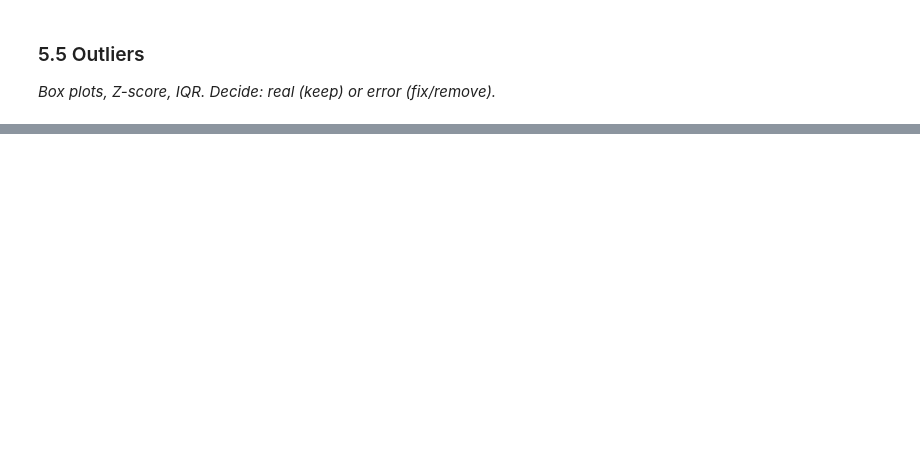
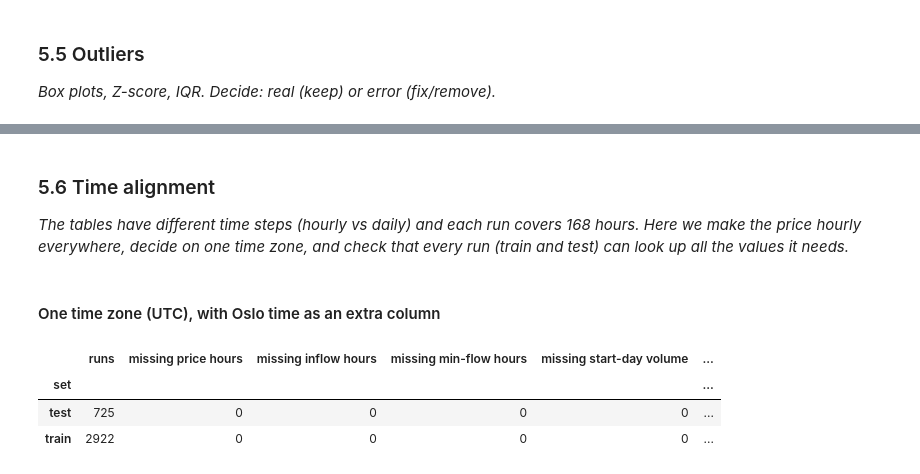
Before and after one commit to idatomine/Women-in-AI-tdt4173, a Jupyter notebook: analysis/01_eda.ipynb, the cells around one changed output, grey strips where cells are left out. Cells and saved outputs as stored; diff of their text form; code cells hidden in the pictures; blank space fills up the shorter version.

```diff
--- a/analysis/01_eda.ipynb
+++ b/analysis/01_eda.ipynb
@@ -1232,0 +1402,10 @@ summary
+# %%
+for name, s in features.items():
+    dates = clean["price"]["date"] if name.startswith("price") else \
+            clean["inflow"]["date"] if name.startswith("inflow") else \
+            clean["volume"]["date"] if name.startswith("volume") else clean["water_value"]["date"]
+    dates = dates.loc[s.index]
+    q1, q3 = s.quantile([0.25, 0.75]); iqr = q3 - q1
+    is_out = (s < q1 - 1.5 * iqr) | (s > q3 + 1.5 * iqr)
+    top_years = dates[is_out].dt.year.value_counts().head(3).to_dict()
+    print(f"{name:32s} outliers mostly in: {top_years}")
@@ -1232,0 +1426,49 @@ summary
+# %% [markdown]
+### 5.6 Time alignment
+
+*The tables have different time steps (hourly vs daily) and each run covers 168 hours. Here we make the price hourly everywhere, decide on one time zone, and check that every run (train and test) can look up all the values it needs.*
+# %% [markdown]
+#### One time zone (UTC), with Oslo time as an extra column
+# %%
+# For every run (train and test), look up the information it needs, then check that nothing is missing.
+# Rules for a run starting on day d:
+#   hourly tables (price, inflow, min flow) -> the 168 hours from d 00:00 UTC
+#   volume                                  -> day d (start day only; later volumes would be cheating)
+#   water value                             -> day d + 7 (the end-of-week value, see 4.2)
+
+def naive_index(df):
+    """Use the date as index and drop the UTC label, so it can be compared with starttime."""
+    return df.set_index(df["date"].dt.tz_convert(None)).drop(columns="date")
+
+def hourly_matrix(df, col, starts):
+    """Values of one column for the 168 hours of every run: shape (runs, 168)."""
+    s = naive_index(df)[col]
+    hours = starts.to_numpy()[:, None] + np.arange(168) * np.timedelta64(1, "h")
+    return s.reindex(hours.ravel()).to_numpy().reshape(len(starts), 168)
+
+# All runs: train and test together
+runs = pd.concat([train[["Run No", "starttime"]].assign(set="train"),
+                  test[["Run No", "starttime"]].assign(set="test")], ignore_index=True)
+starts = runs["starttime"]
+
+# Look up the information for every run
+price_h = hourly_matrix(clean["price"], "Day-ahead price (EUR/MWh)", starts)
+inflow_h = hourly_matrix(clean["inflow"], "Songavatn", starts)
+minflow_h = hourly_matrix(clean["min_flow"], "b_Bandak", starts)
+vol_start = naive_index(clean["volume"]).reindex(starts)
+wv_end = naive_index(clean["water_value"]).reindex(starts + pd.Timedelta(days=7))
+
+# Check: is anything missing for any run?
+pd.DataFrame({
+    "runs": runs.groupby("set").size(),
+    "missing price hours": pd.Series(np.isnan(price_h).sum(axis=1)).groupby(runs["set"]).sum(),
+    "missing inflow hours": pd.Series(np.isnan(inflow_h).sum(axis=1)).groupby(runs["set"]).sum(),
+    "missing min-flow hours": pd.Series(np.isnan(minflow_h).sum(axis=1)).groupby(runs["set"]).sum(),
+    "missing start-day volume": pd.Series(vol_start.isna().any(axis=1).to_numpy()).groupby(runs["set"]).sum(),
+    "missing water value d+7": pd.Series(wv_end.isna().any(axis=1).to_numpy()).groupby(runs["set"]).sum(),
+})
+# %% [output]
+|  | runs | missing price hours | missing inflow hours | missing min-flow hours | missing start-day volume | ... |
+| set |  |  |  |  |  | ... |
+| test | 725 | 0 | 0 | 0 | 0 | ... |
+| train | 2922 | 0 | 0 | 0 | 0 | ... |
```
Also changed, not shown: parts of 28 cells of this notebook.
